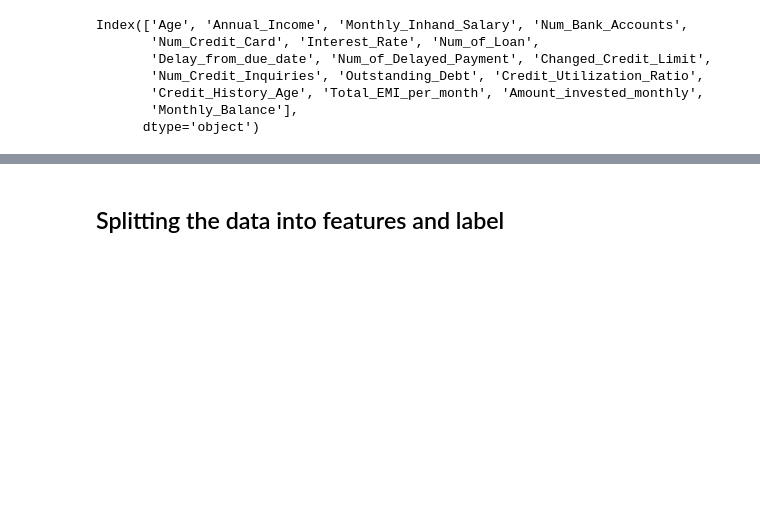
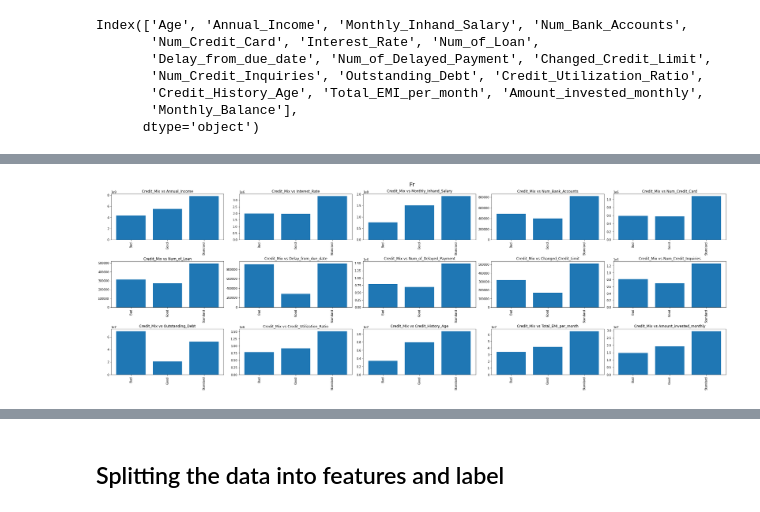
Before and after one commit to sheunq/Credit-Score, a Jupyter notebook: credit-score-with-stacking-classifier-ensembles.ipynb, the cells around one changed output, grey strips where cells are left out. Saved outputs shown, nothing was run; the diff lists cells and outputs as text; code cells hidden in the pictures; blank space fills up the shorter version.

```diff
--- a/credit-score-with-stacking-classifier-ensembles.ipynb
+++ b/credit-score-with-stacking-classifier-ensembles.ipynb
@@ -715,0 +783,4 @@ Name: Annual_Income, dtype: float64
+# %%
+multi_plot('Credit_Mix')
+# %% [output]
+[figure, added]
```
Also changed, not shown: parts of 24 cells of this notebook.
